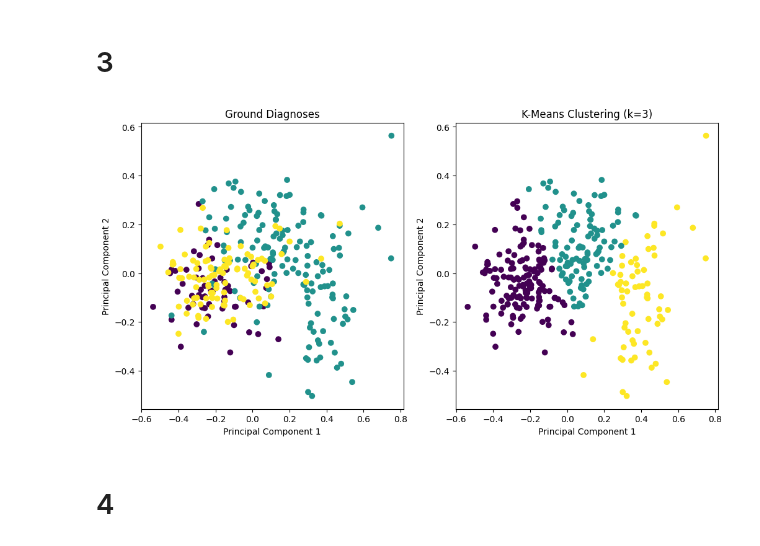
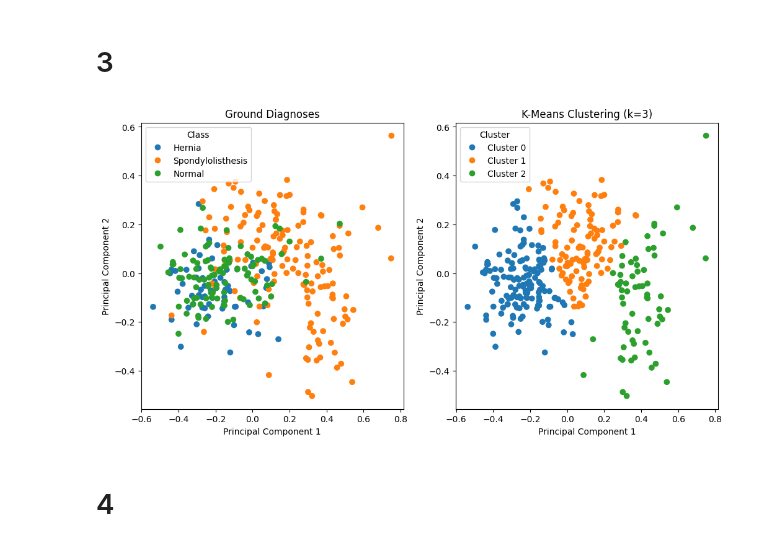
Before and after one commit to MateuSpencer/ML_HW_24-24, a Jupyter notebook: HW4/HW4_Programming.ipynb, the cells around one changed output. Drawn from its saved outputs; the diff is of its cells as text; code cells hidden in the pictures.

Commit message:
answer 4 programming and plot labels

```diff
--- a/HW4/HW4_Programming.ipynb
+++ b/HW4/HW4_Programming.ipynb
@@ -97,33 +97,41 @@ Variable: degree_spondylolisthesis, Weight: 0.0045829097093999325
 # %% [markdown]
 # 3
 # %%
+from matplotlib.colors import ListedColormap
+
 kmeans = KMeans(n_clusters=3, random_state=0)
 cluster_labels = kmeans.fit_predict(X_normalized)
 
 # Mapping of class labels to numerical values
 y = df['class']
 y = y.astype(str)
 class_mapping = {'Hernia': 0, 'Spondylolisthesis': 1, 'Normal': 2}
 class_numerical = y.map(class_mapping)
-class_numerical
 
-# ground diagnoses
+# Define colormap and legend labels
+cmap = ListedColormap(['#1f77b4', '#ff7f0e', '#2ca02c'])
+legend_labels = ['Hernia', 'Spondylolisthesis', 'Normal']
+
+
+# Create a scatter plot for ground diagnoses
 plt.figure(figsize=(12, 6))
 plt.subplot(1, 2, 1)
-plt.scatter(principal_components[:, 0], principal_components[:, 1], c=class_numerical)
+scatter = plt.scatter(principal_components[:, 0], principal_components[:, 1], c=class_numerical, cmap=cmap)
 plt.title("Ground Diagnoses")
 plt.xlabel("Principal Component 1")
 plt.ylabel("Principal Component 2")
+plt.legend(handles=scatter.legend_elements()[0], title="Class", labels=legend_labels)
 
-# k-means clustering
+# Create a scatter plot for k-means clustering
 plt.subplot(1, 2, 2)
-plt.scatter(principal_components[:, 0], principal_components[:, 1], c=cluster_labels)
+scatter = plt.scatter(principal_components[:, 0], principal_components[:, 1], c=cluster_labels, cmap=cmap)
 plt.title("K-Means Clustering (k=3)")
 plt.xlabel("Principal Component 1")
 plt.ylabel("Principal Component 2")
+plt.legend(handles=scatter.legend_elements()[0], title="Cluster", labels=['Cluster 0', 'Cluster 1', 'Cluster 2'])
 
 plt.show()
 # %% [output]
-[figure, old version]
+[figure, new version]
 # %% [markdown]
 # 4
```
Also changed, not shown: parts of 1 cell of this notebook.
